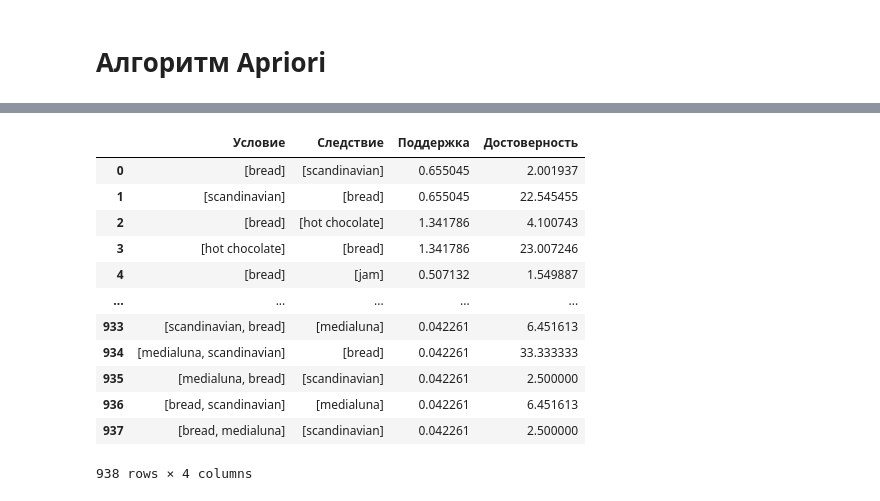
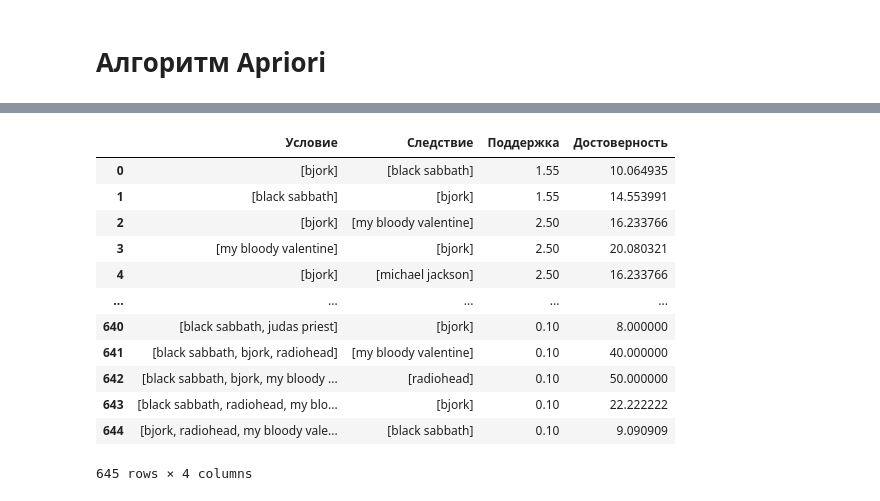
Before and after one commit to Grander78498/grander-materials-v2, a Jupyter notebook: Пр.интел.систем/prac1.ipynb, the cells around one changed output, grey strips where cells are left out. Cells and saved outputs as stored; diff of their text form; code cells hidden in the pictures.

```diff
--- a/Пр.интел.систем/prac1.ipynb
+++ b/Пр.интел.систем/prac1.ipynb
@@ -6,4 +87,3 @@ from collections import defaultdict
 # %%
-df = pd.read_csv(".\BreadBasket_DMS.csv", encoding='utf-8')
-days = len(df['Date'].unique())
+df = pd.read_csv("./groups.csv", encoding='utf-8')
 # %%
@@ -22,0 +105,4 @@ df.head(10)
+# %%
+df['Date'] = df['Date'].apply(lambda d: dt.datetime.strptime(d, '%Y-%m-%d'))
+# %%
+df = df[df['Date'] <= dt.datetime(2016, 10, 30) + dt.timedelta(days=1)]
@@ -87,7 +194,7 @@ def count_rows(items: list[str]):
     return cnt
 # %%
 k = 1
-f = 4
+f = 2
 results = []
 while True:
     f_k = []
@@ -163,28 +270,28 @@ results
 # %%
 rules = pd.DataFrame(columns=['Условие', 'Следствие', 'Поддержка', 'Достоверность'])
 # rules = {'Условие': [], 'Следствие': [], 'Поддержка': [], 'Достоверность': []}
 for elem in results:
-    for p in permutations(elem, r=len(elem)-1):
+    for p in combinations(elem, r=len(elem)-1):
         condition = list(p)
         consequence = list(set(elem).difference(set(p)))
         support = count_rows(condition + consequence) / len(norm_df) * 100
         credibility = count_rows(condition + consequence) / count_rows(condition) * 100
         rules.loc[len(rules)] = [condition, consequence, support, credibility]
 rules
 # %% [output]
 |  | Условие | Следствие | Поддержка | Достоверность |
-| 0 | [bread] | [scandinavian] | 0.655045 | 2.001937 |
-| 1 | [scandinavian] | [bread] | 0.655045 | 22.545455 |
-| 2 | [bread] | [hot chocolate] | 1.341786 | 4.100743 |
-| 3 | [hot chocolate] | [bread] | 1.341786 | 23.007246 |
-| 4 | [bread] | [jam] | 0.507132 | 1.549887 |
+| 0 | [bjork] | [black sabbath] | 1.55 | 10.064935 |
+| 1 | [black sabbath] | [bjork] | 1.55 | 14.553991 |
+| 2 | [bjork] | [my bloody valentine] | 2.50 | 16.233766 |
+| 3 | [my bloody valentine] | [bjork] | 2.50 | 20.080321 |
+| 4 | [bjork] | [michael jackson] | 2.50 | 16.233766 |
 | ... | ... | ... | ... | ... |
-| 933 | [scandinavian, bread] | [medialuna] | 0.042261 | 6.451613 |
-| 934 | [medialuna, scandinavian] | [bread] | 0.042261 | 33.333333 |
-| 935 | [medialuna, bread] | [scandinavian] | 0.042261 | 2.500000 |
-| 936 | [bread, scandinavian] | [medialuna] | 0.042261 | 6.451613 |
-| 937 | [bread, medialuna] | [scandinavian] | 0.042261 | 2.500000 |
+| 640 | [black sabbath, judas priest] | [bjork] | 0.10 | 8.000000 |
+| 641 | [black sabbath, bjork, radiohead] | [my bloody valentine] | 0.10 | 40.000000 |
+| 642 | [black sabbath, bjork, my bloody ... | [radiohead] | 0.10 | 50.000000 |
+| 643 | [black sabbath, radiohead, my blo... | [bjork] | 0.10 | 22.222222 |
+| 644 | [bjork, radiohead, my bloody vale... | [black sabbath] | 0.10 | 9.090909 |
-938 rows × 4 columns
+645 rows × 4 columns
 # %%
 rules['Поддержка'].max()
 # %% [output]
```
Also changed, not shown: parts of 20 cells of this notebook, 20 other files.
